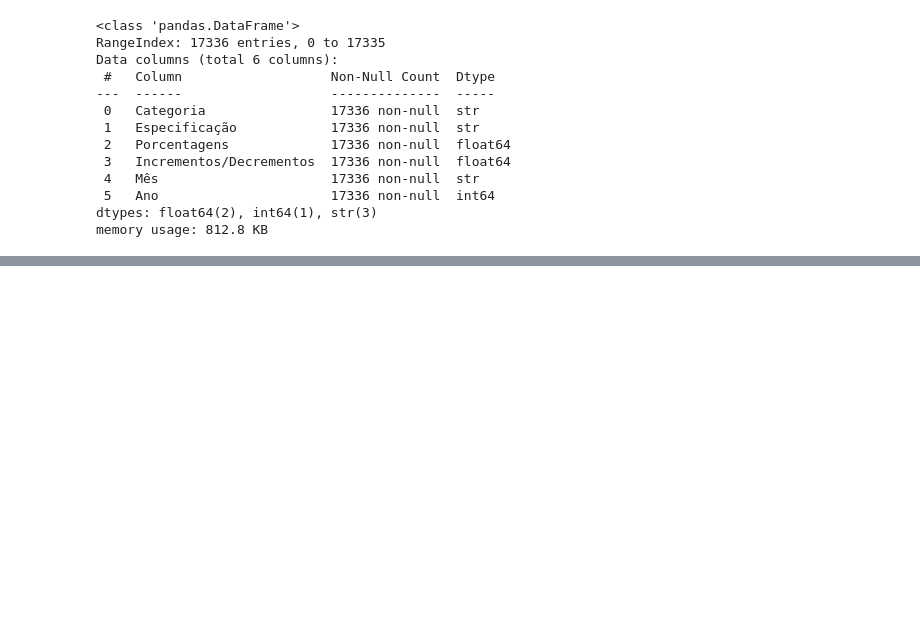
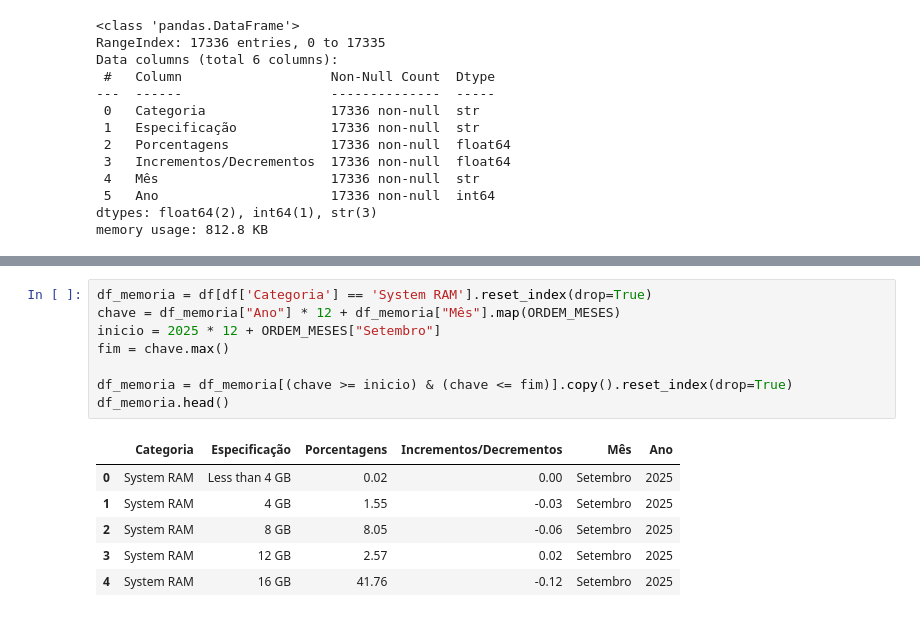
Before and after one commit to caiopaiva92/Trabalho-ICD-, a Jupyter notebook: Análise dos dados/EDA_dados_mensais_unificados.ipynb, the cells around one changed output, grey strips where cells are left out. Saved outputs shown, nothing was run; the diff lists cells and outputs as text; blank space fills up the shorter version.

```diff
--- a/Análise dos dados/EDA_dados_mensais_unificados.ipynb
+++ b/Análise dos dados/EDA_dados_mensais_unificados.ipynb
@@ -209,0 +372,15 @@ memory usage: 812.8 KB
+# %%
+df_memoria = df[df['Categoria'] == 'System RAM'].reset_index(drop=True)
+chave = df_memoria["Ano"] * 12 + df_memoria["Mês"].map(ORDEM_MESES)
+inicio = 2025 * 12 + ORDEM_MESES["Setembro"]
+fim = chave.max()
+
+df_memoria = df_memoria[(chave >= inicio) & (chave <= fim)].copy().reset_index(drop=True)
+df_memoria.head()
+# %% [output]
+|  | Categoria | Especificação | Porcentagens | Incrementos/Decrementos | Mês | Ano |
+| 0 | System RAM | Less than 4 GB | 0.02 | 0.00 | Setembro | 2025 |
+| 1 | System RAM | 4 GB | 1.55 | -0.03 | Setembro | 2025 |
+| 2 | System RAM | 8 GB | 8.05 | -0.06 | Setembro | 2025 |
+| 3 | System RAM | 12 GB | 2.57 | 0.02 | Setembro | 2025 |
+| 4 | System RAM | 16 GB | 41.76 | -0.12 | Setembro | 2025 |
```
Also changed, not shown: parts of 13 cells of this notebook, 2 other files.
